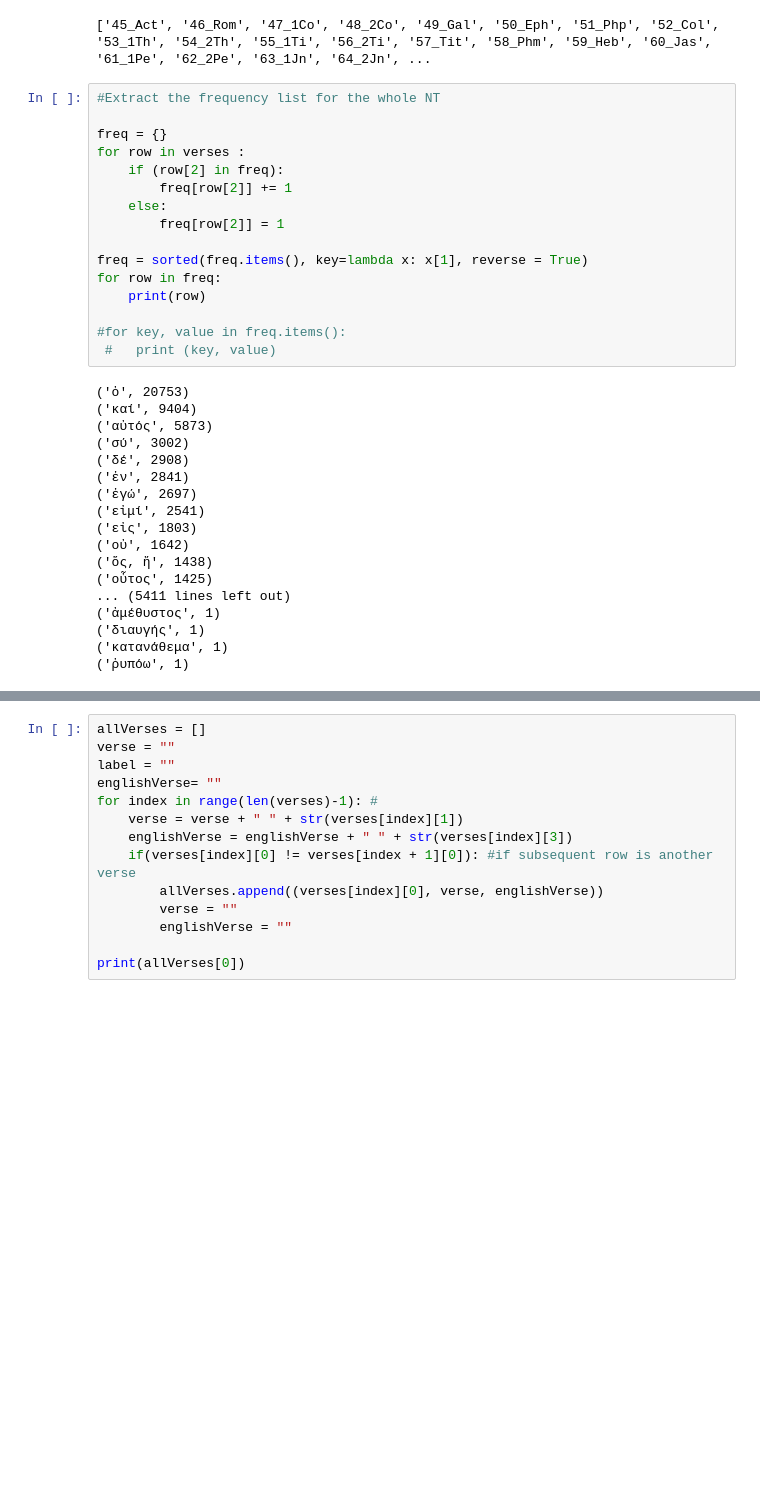
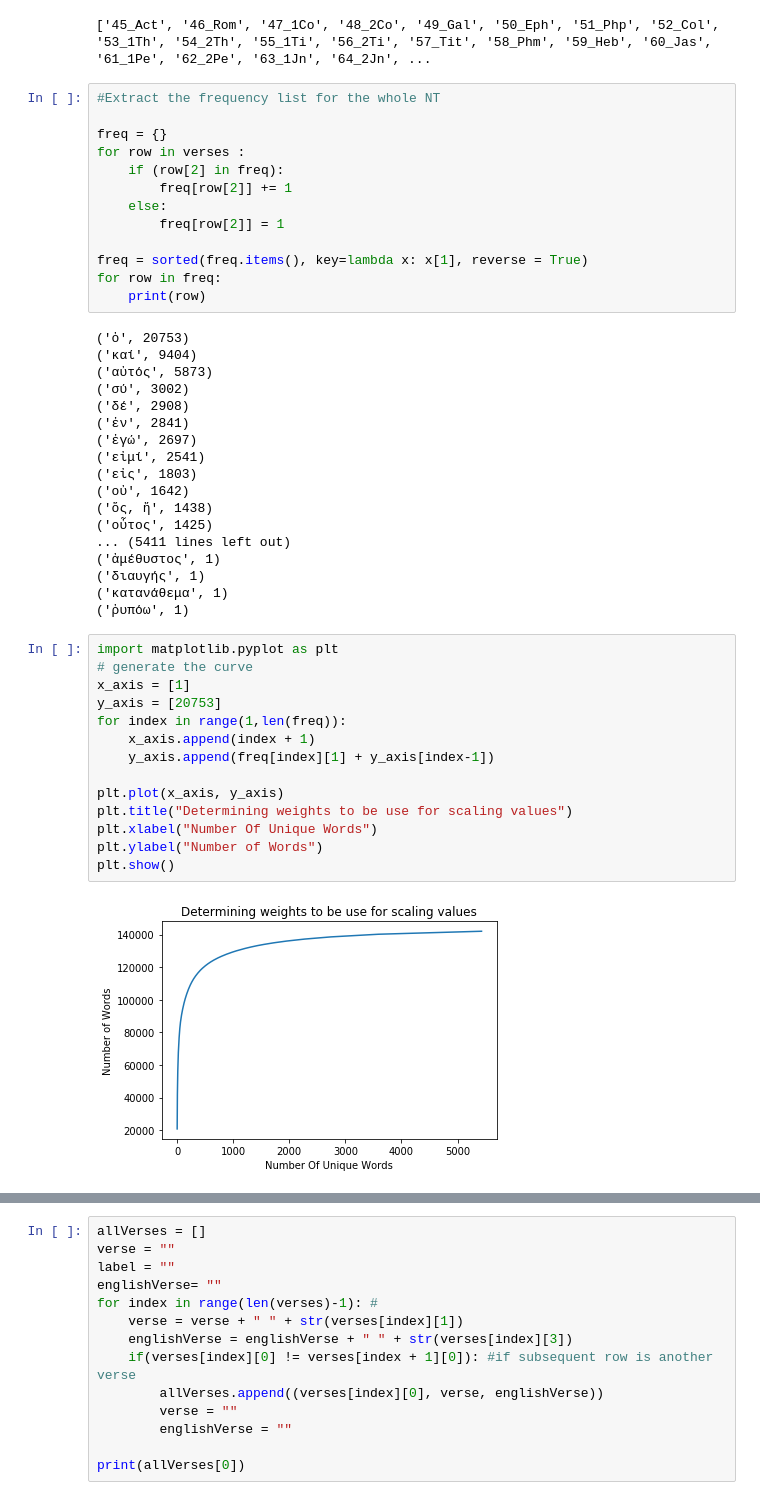
Before and after one commit to Geraldcdx/GradedVerses, a Jupyter notebook: Graded Verses.ipynb, the cells around one changed output, grey strips where cells are left out. Cells and saved outputs as stored; diff of their text form; blank space fills up the shorter version.

```diff
--- a/Graded Verses.ipynb
+++ b/Graded Verses.ipynb
@@ -61,9 +61,6 @@ for row in verses :
 freq = sorted(freq.items(), key=lambda x: x[1], reverse = True)
 for row in freq:
     print(row)
-
-#for key, value in freq.items():
- #   print (key, value)
 # %% [output]
 ('ὁ', 20753)
 ('καί', 9404)
@@ -82,3 +79,19 @@ for row in freq:
 ('διαυγής', 1)
 ('κατανάθεμα', 1)
 ('ῥυπόω', 1)
+# %%
+import matplotlib.pyplot as plt
+# generate the curve
+x_axis = [1]
+y_axis = [20753]
+for index in range(1,len(freq)):
+    x_axis.append(index + 1)
+    y_axis.append(freq[index][1] + y_axis[index-1])
+
+plt.plot(x_axis, y_axis)
+plt.title("Determining weights to be use for scaling values")
+plt.xlabel("Number Of Unique Words")
+plt.ylabel("Number of Words")
+plt.show()
+# %% [output]
+[figure, added]
```
Also changed, not shown: parts of 5 cells of this notebook, 1 other file.
